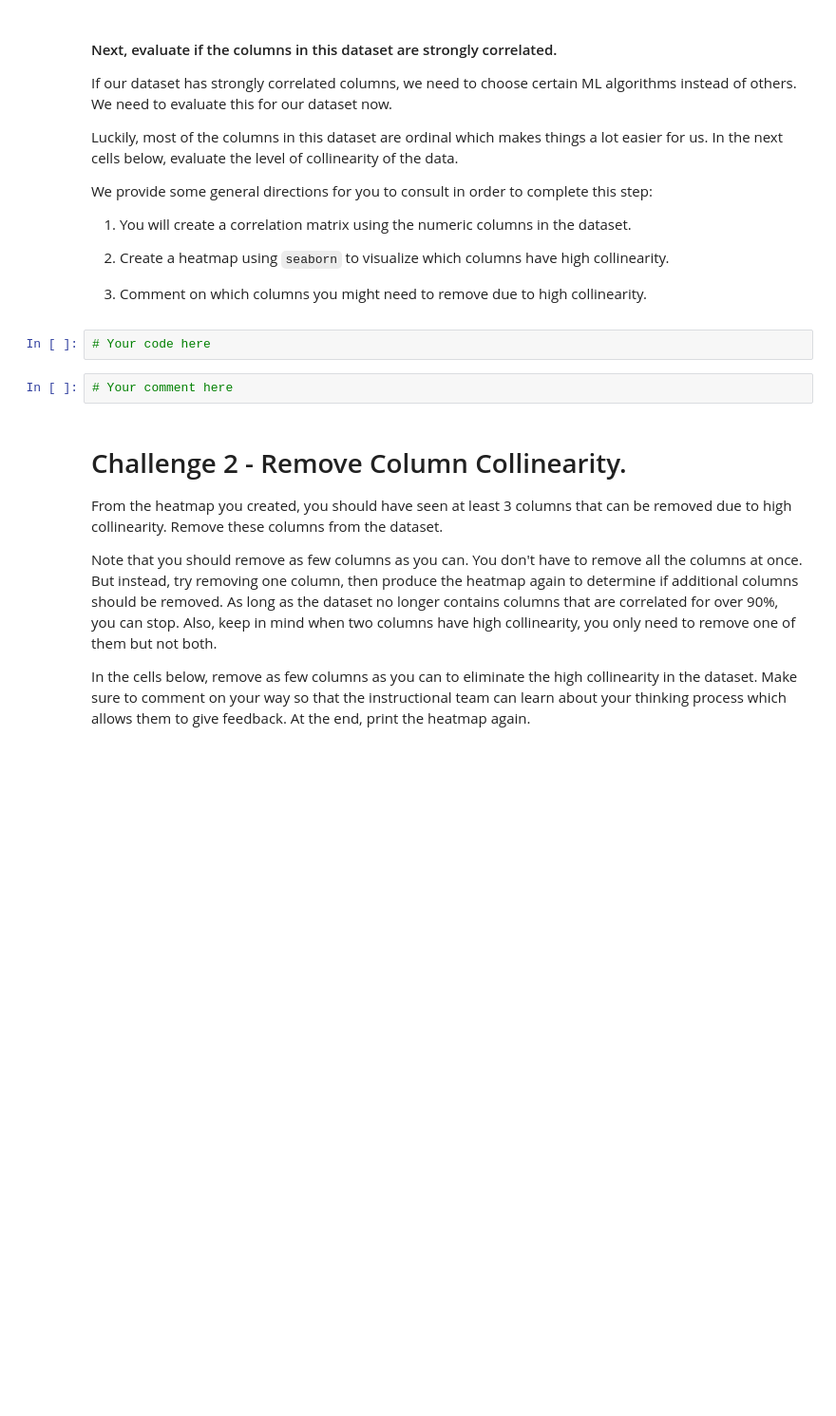
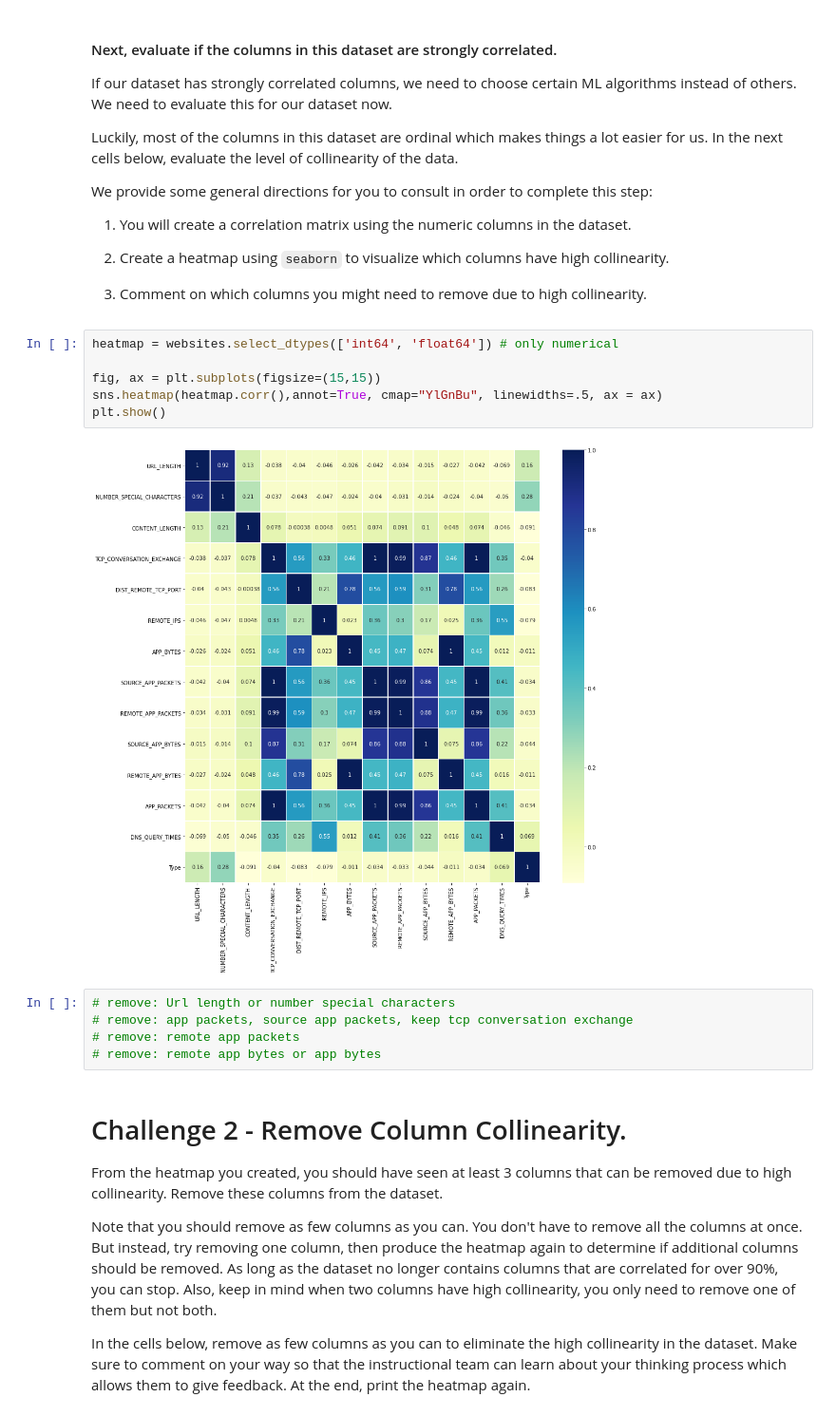
Before and after one commit to ta-data-remote/lab-supervised-learning, a Jupyter notebook: your-code/main.ipynb, the cells around one changed output. Shown at 95% size. Saved outputs shown, nothing was run; the diff lists cells and outputs as text; blank space fills up the shorter version.

```diff
--- a/your-code/main.ipynb
+++ b/your-code/main.ipynb
@@ -50,10 +96,19 @@ We provide some general directions for you to consult in order to complete this
 1. Create a heatmap using `seaborn` to visualize which columns have high collinearity.
 
 1. Comment on which columns you might need to remove due to high collinearity.
-# %%
-# Your code here
-# %%
-# Your comment here
+# %%
+heatmap = websites.select_dtypes(['int64', 'float64']) # only numerical
+
+fig, ax = plt.subplots(figsize=(15,15))
+sns.heatmap(heatmap.corr(),annot=True, cmap="YlGnBu", linewidths=.5, ax = ax)
+plt.show()
+# %% [output]
+[figure, added]
+# %%
+# remove: Url length or number special characters
+# remove: app packets, source app packets, keep tcp conversation exchange
+# remove: remote app packets
+# remove: remote app bytes or app bytes
 # %% [markdown]
 # Challenge 2 - Remove Column Collinearity.
 
```
Also changed, not shown: parts of 99 cells of this notebook.
